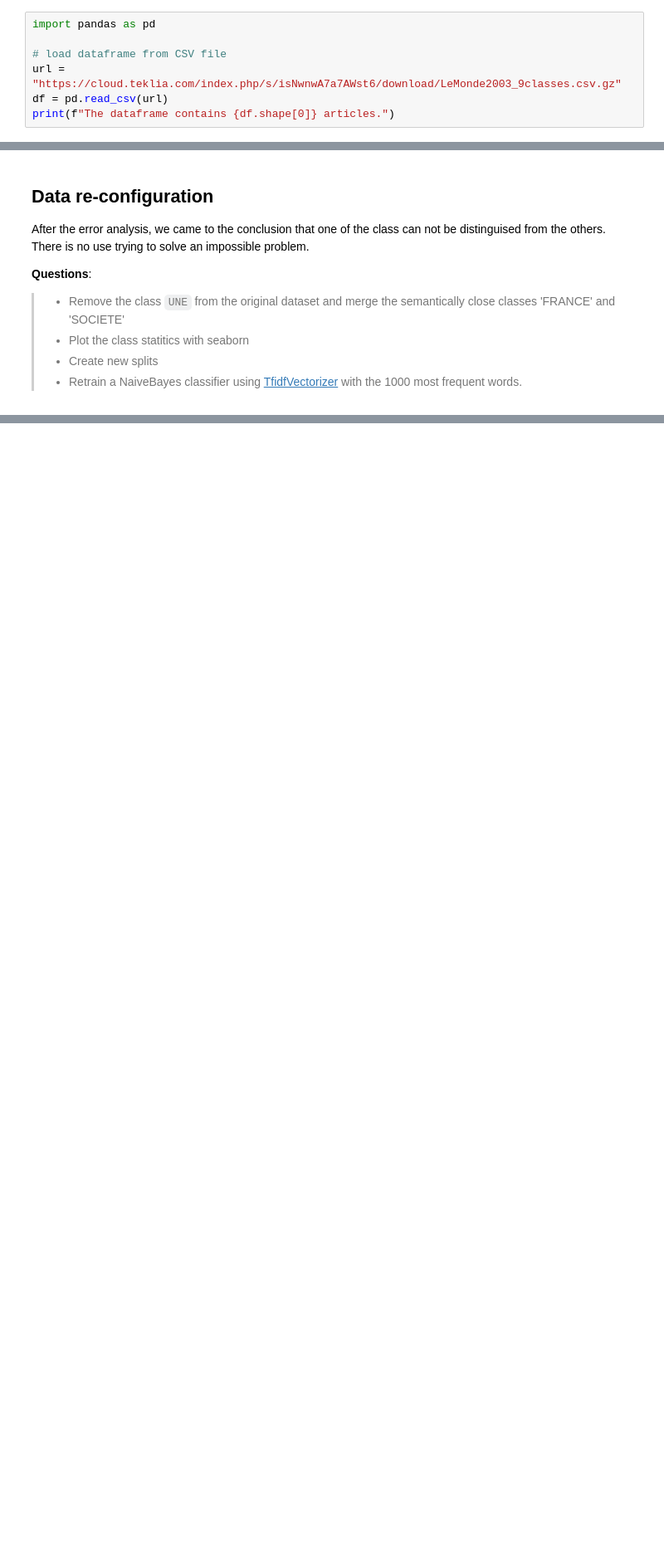
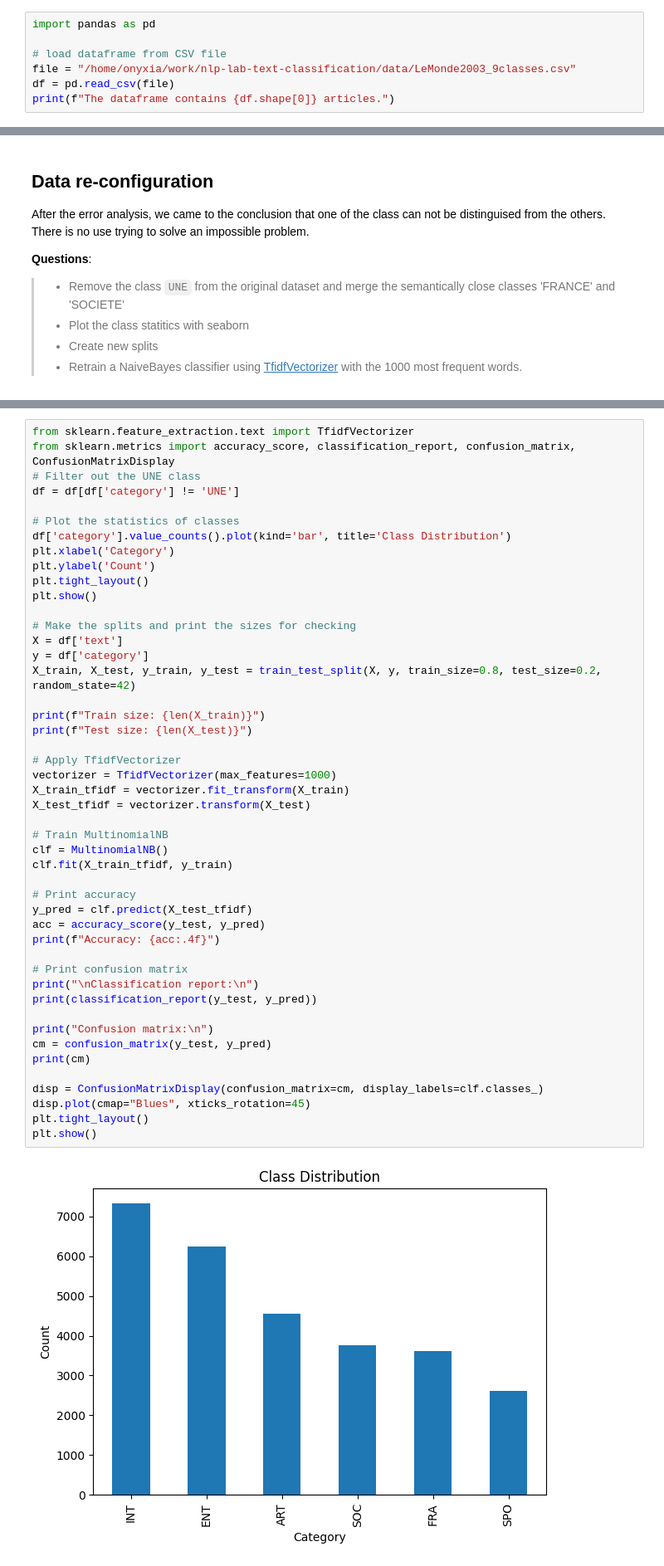
Before and after one commit to tonylauze/nlp-lab-text-classification, a Jupyter notebook: TextClassification_LeMonde.ipynb, the cells around one changed output, grey strips where cells are left out. Shown at 83% size. Drawn from its saved outputs; the diff is of its cells as text; blank space fills up the shorter version.

```diff
--- a/TextClassification_LeMonde.ipynb
+++ b/TextClassification_LeMonde.ipynb
@@ -25,6 +25,6 @@ These articles concern different subjects but we will consider only articles rel
 import pandas as pd
 
 # load dataframe from CSV file
-url = "https://cloud.teklia.com/index.php/s/isNwnwA7a7AWst6/download/LeMonde2003_9classes.csv.gz"
-df = pd.read_csv(url)
+file = "/home/onyxia/work/nlp-lab-text-classification/data/LeMonde2003_9classes.csv"
+df = pd.read_csv(file)
 print(f"The dataframe contains {df.shape[0]} articles.")
@@ -196,0 +262,49 @@ from sklearn.feature_extraction.text import TfidfVectorizer
+# %%
+from sklearn.feature_extraction.text import TfidfVectorizer
+from sklearn.metrics import accuracy_score, classification_report, confusion_matrix, ConfusionMatrixDisplay
+# Filter out the UNE class
+df = df[df['category'] != 'UNE']
+
+# Plot the statistics of classes
+df['category'].value_counts().plot(kind='bar', title='Class Distribution')
+plt.xlabel('Category')
+plt.ylabel('Count')
+plt.tight_layout()
+plt.show()
+
+# Make the splits and print the sizes for checking
+X = df['text']
+y = df['category']
+X_train, X_test, y_train, y_test = train_test_split(X, y, train_size=0.8, test_size=0.2, random_state=42)
+
+print(f"Train size: {len(X_train)}")
+print(f"Test size: {len(X_test)}")
+
+# Apply TfidfVectorizer
+vectorizer = TfidfVectorizer(max_features=1000)
+X_train_tfidf = vectorizer.fit_transform(X_train)
+X_test_tfidf = vectorizer.transform(X_test)
+
+# Train MultinomialNB
+clf = MultinomialNB()
+clf.fit(X_train_tfidf, y_train)
+
+# Print accuracy
+y_pred = clf.predict(X_test_tfidf)
+acc = accuracy_score(y_test, y_pred)
+print(f"Accuracy: {acc:.4f}")
+
+# Print confusion matrix
+print("\nClassification report:\n")
+print(classification_report(y_test, y_pred))
+
+print("Confusion matrix:\n")
+cm = confusion_matrix(y_test, y_pred)
+print(cm)
+
+disp = ConfusionMatrixDisplay(confusion_matrix=cm, display_labels=clf.classes_)
+disp.plot(cmap="Blues", xticks_rotation=45)
+plt.tight_layout()
+plt.show()
+# %% [output]
+[figure, added]
```
Also changed, not shown: parts of 20 cells of this notebook, 2 other files.
